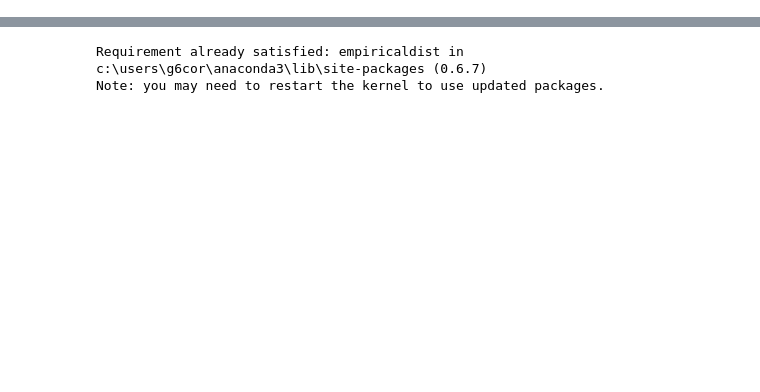
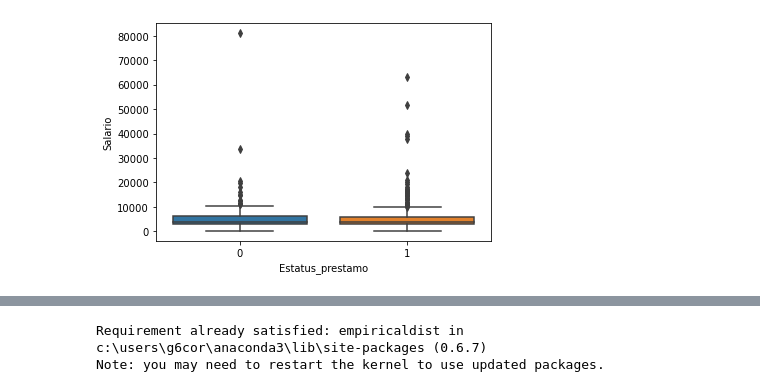
Before and after one commit to GECZ/ResuelveIA, a Jupyter notebook: Prueba Resuelve.ipynb, the cells around one changed output, grey strips where cells are left out. Cells and saved outputs as stored; diff of their text form; code cells hidden in the pictures; blank space fills up the shorter version.

```diff
--- a/Prueba Resuelve.ipynb
+++ b/Prueba Resuelve.ipynb
@@ -163,0 +128,6 @@ plt.show()
+# %%
+#Relación conjunta de las variables del salario y estatus
+sns.boxplot(data=df_org, x="Estatus_prestamo", y="Salario")
+plt.show()
+# %% [output]
+[figure, added]
```
Also changed, not shown: parts of 65 cells of this notebook.
